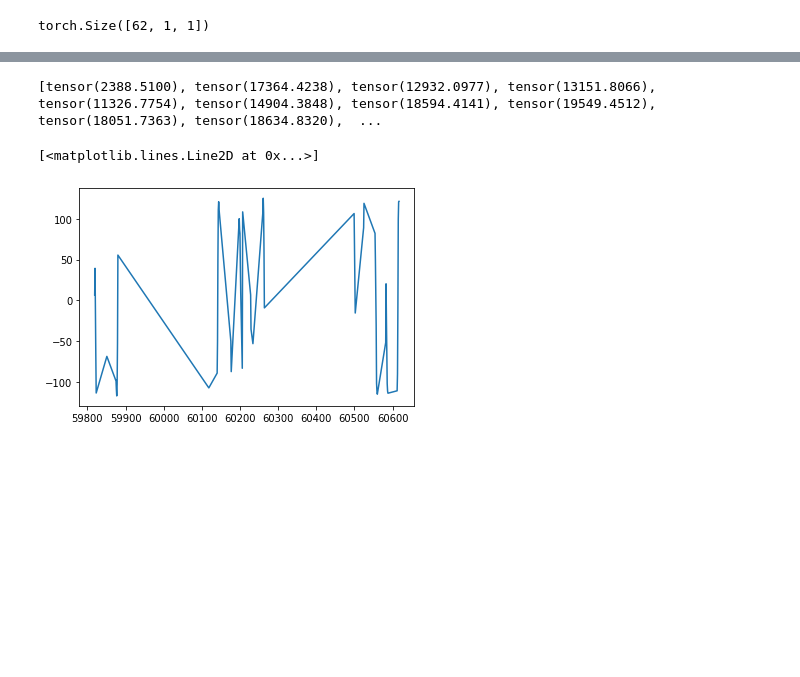
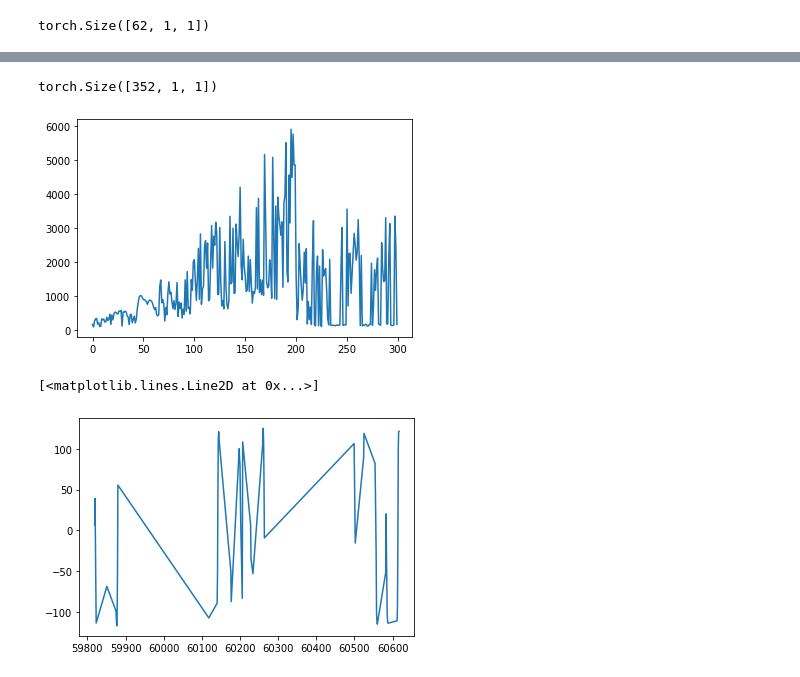
Before and after one commit to deepskies/cosmoNODE, a Jupyter notebook: flux_ode_demo.ipynb, the cells around one changed output, grey strips where cells are left out. Saved outputs shown, nothing was run; the diff lists cells and outputs as text; code cells hidden in the pictures; blank space fills up the shorter version.

```diff
--- a/flux_ode_demo.ipynb
+++ b/flux_ode_demo.ipynb
@@ -334,8 +306,19 @@ Iter 0030 | Total Loss 759.903931
 ... (188 outputs left out)
-# %%
-print(losses)
-# %% [output]
-[tensor(2388.5100), tensor(17364.4238), tensor(12932.0977), tensor(13151.8066), tensor(11326.7754), tensor(14904.3848), tensor(18594.4141), tensor(19549.4512), tensor(18051.7363), tensor(18634.8320),  ...
+# %%
+# print(losses)
+# len(losses)
+loss_over_time = [i for i in range(len(losses))]
+# np.np(200)
+# np_loss  = np.array(loss_over_time)
+plt.plot(loss_over_time, losses)
+# mjds.min()
+
+pred_f = odeint(odefunc, flux_y0, mjds, rtol=.5, atol=.2)
+# loss = torch.mean(torch.abs(pred_f - ))
+pred_f.shape
+# %% [output]
+torch.Size([352, 1, 1])
+[figure, added]
 # %%
 plt.plot(times.numpy(), flux_list.numpy())
 # %% [output]
```
Also changed, not shown: parts of 5 cells of this notebook, 4 other files.
